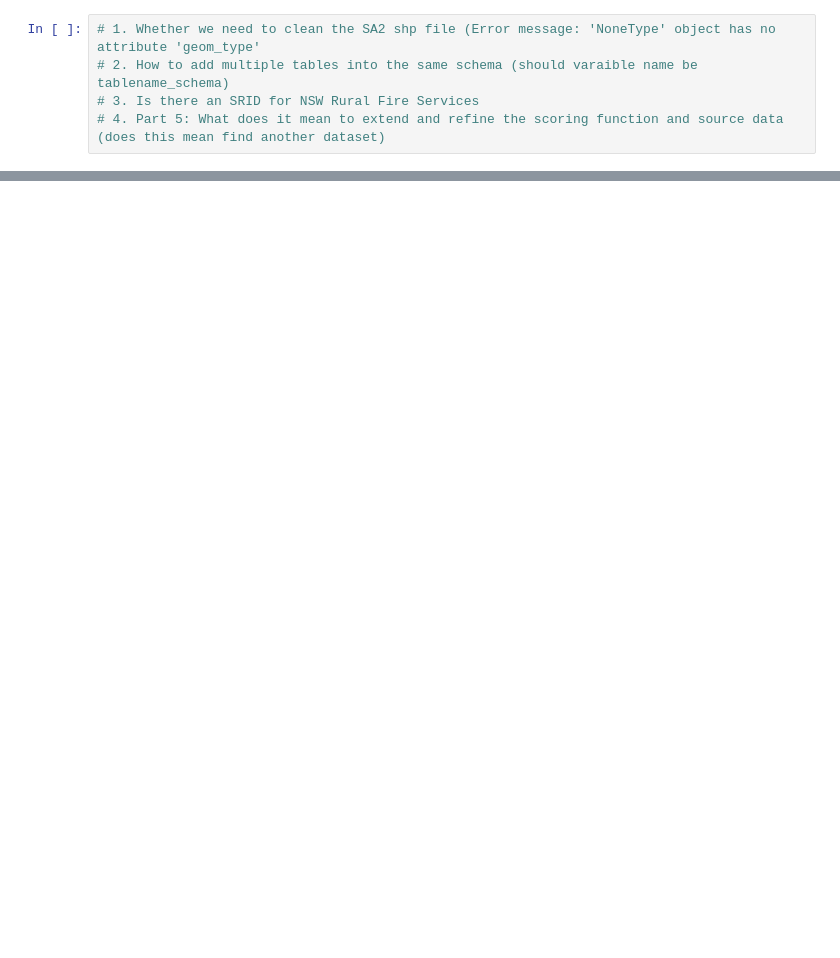
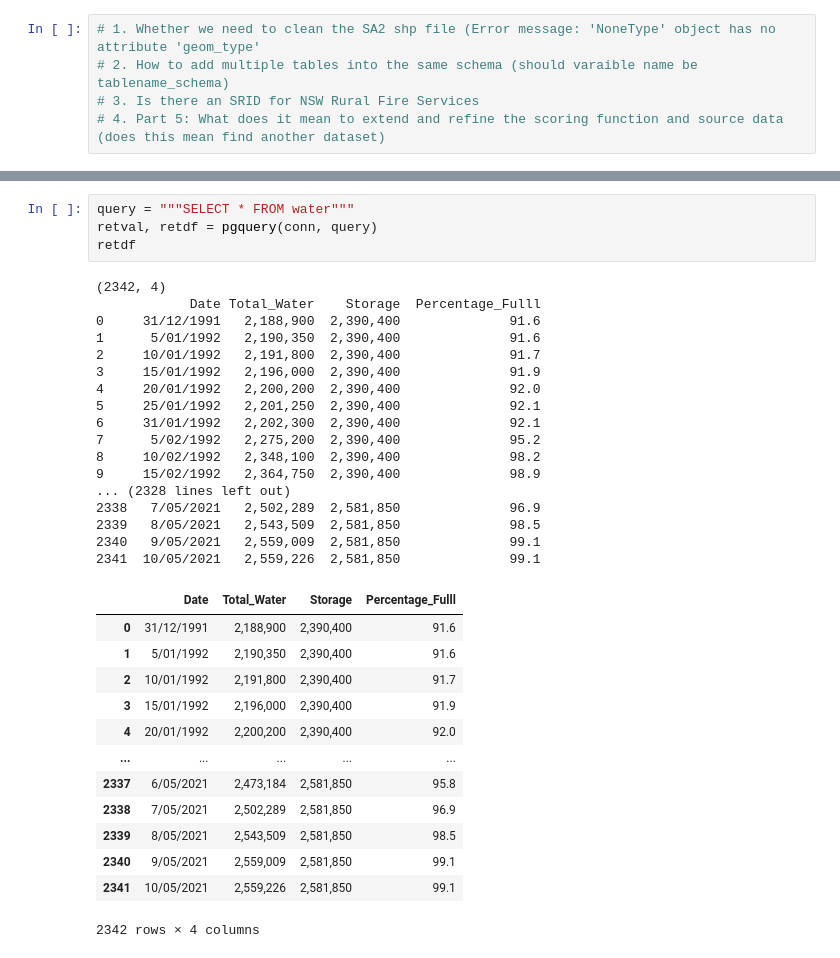
Before and after one commit to gary0505lou/DATA2001, a Jupyter notebook: Assignment.ipynb, the cells around one changed output, grey strips where cells are left out. Saved outputs shown, nothing was run; the diff lists cells and outputs as text; blank space fills up the shorter version.

```diff
--- a/Assignment.ipynb
+++ b/Assignment.ipynb
@@ -252,0 +277,35 @@ RFSNSWWkCpy.to_sql(RFSNSW_table_name, conn, if_exists = 'append', index = False,
+# %%
+query = """SELECT * FROM water"""
+retval, retdf = pgquery(conn, query)
+retdf
+# %% [output]
+(2342, 4)
+            Date Total_Water    Storage  Percentage_Fulll
+0     31/12/1991   2,188,900  2,390,400              91.6
+1      5/01/1992   2,190,350  2,390,400              91.6
+2     10/01/1992   2,191,800  2,390,400              91.7
+3     15/01/1992   2,196,000  2,390,400              91.9
+4     20/01/1992   2,200,200  2,390,400              92.0
+5     25/01/1992   2,201,250  2,390,400              92.1
+6     31/01/1992   2,202,300  2,390,400              92.1
+7      5/02/1992   2,275,200  2,390,400              95.2
+8     10/02/1992   2,348,100  2,390,400              98.2
+9     15/02/1992   2,364,750  2,390,400              98.9
+... (2328 lines left out)
+2338   7/05/2021   2,502,289  2,581,850              96.9
+2339   8/05/2021   2,543,509  2,581,850              98.5
+2340   9/05/2021   2,559,009  2,581,850              99.1
+2341  10/05/2021   2,559,226  2,581,850              99.1
+|  | Date | Total_Water | Storage | Percentage_Fulll |
+| 0 | 31/12/1991 | 2,188,900 | 2,390,400 | 91.6 |
+| 1 | 5/01/1992 | 2,190,350 | 2,390,400 | 91.6 |
+| 2 | 10/01/1992 | 2,191,800 | 2,390,400 | 91.7 |
+| 3 | 15/01/1992 | 2,196,000 | 2,390,400 | 91.9 |
+| 4 | 20/01/1992 | 2,200,200 | 2,390,400 | 92.0 |
+| ... | ... | ... | ... | ... |
+| 2337 | 6/05/2021 | 2,473,184 | 2,581,850 | 95.8 |
+| 2338 | 7/05/2021 | 2,502,289 | 2,581,850 | 96.9 |
+| 2339 | 8/05/2021 | 2,543,509 | 2,581,850 | 98.5 |
+| 2340 | 9/05/2021 | 2,559,009 | 2,581,850 | 99.1 |
+| 2341 | 10/05/2021 | 2,559,226 | 2,581,850 | 99.1 |
+2342 rows × 4 columns
```
Also changed, not shown: parts of 8 cells of this notebook.
